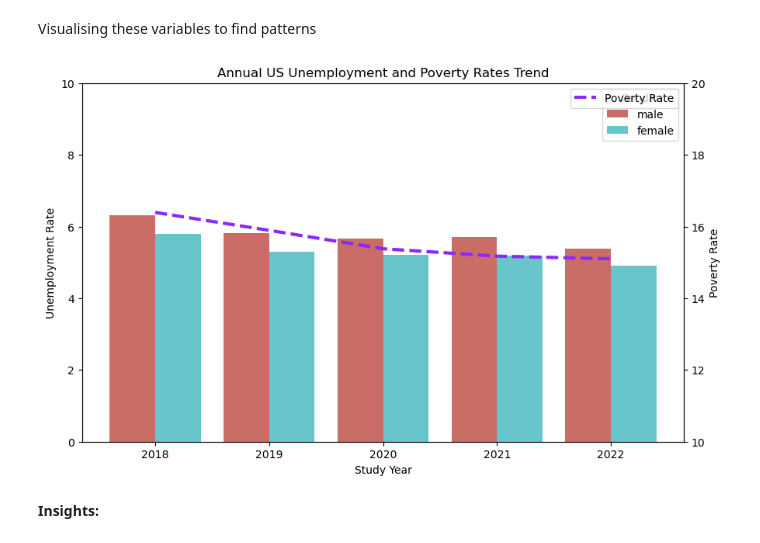
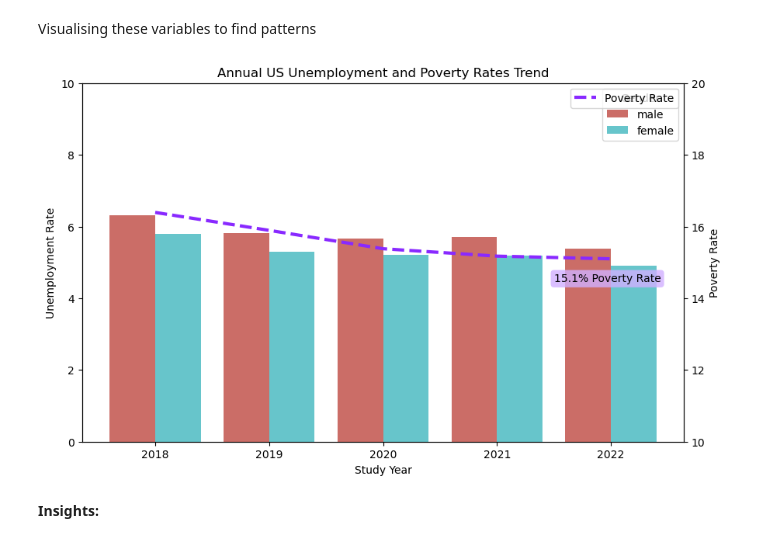
Before and after one commit to kaymighty86/us-poverty-rate-analysis, a Jupyter notebook: us_poverty_rate_analysis_notebook.ipynb, the cells around one changed output. Saved outputs shown, nothing was run; the diff lists cells and outputs as text; code cells hidden in the pictures.

```diff
--- a/us_poverty_rate_analysis_notebook.ipynb
+++ b/us_poverty_rate_analysis_notebook.ipynb
@@ -276,5 +276,5 @@ filtered_df.head(1)
 # %%
-filtered_df["1_bread_winner_hh"] = (filtered_df["h_under6_fwork"] + filtered_df["h_under6_mwork"] + filtered_df["h_under6_singlem"] + filtered_df["h_6to17_fwork"] + filtered_df["h_6to17_mwork"] + filtered_df["h_6to17_singlem"]).astype("int64")
+filtered_df["1_breadwinner_hh"] = filtered_df[["h_under6_fwork", "h_under6_mwork", "h_under6_singlem", "h_6to17_fwork", "h_6to17_mwork", "h_6to17_singlem"]].sum(axis=1).astype("int64")
 #Dropping the extra columns that are no more needed
 filtered_df = filtered_df.drop(["h_under6_fwork", "h_under6_mwork", "h_under6_singlem", "h_6to17_fwork", "h_6to17_mwork", "h_6to17_singlem"], axis=1)
 filtered_df.head(1)
@@ -287,5 +287,5 @@ filtered_df.head(1)
 # %%
-filtered_df["2_bread_winner_hh"] = (filtered_df["h_under6_bothwork"] + filtered_df["h_6to17_bothwork"]).astype("int64")
+filtered_df["2_breadwinners_hh"] = filtered_df[["h_under6_bothwork", "h_6to17_bothwork"]].sum(axis=1).astype("int64")
 filtered_df = filtered_df.drop(["h_under6_bothwork", "h_6to17_bothwork"], axis=1) #dropping the extra columns that are no more needed
 filtered_df.head(1)
 # %% [output]
@@ -542,30 +542,32 @@ Visualising these variables to find patterns
 # %%
 data = filtered_df[["studyyear", "male_unemployed_rate", "female_unemployed_rate"]].groupby("studyyear", as_index=False).mean()
 data = data.rename({ #renaming this coulmn so the data label comes out shorter on the chart
     "male_unemployed_rate": "male",
     "female_unemployed_rate": "female"
 }, axis=1)
 
 #convert the table from wide table to long table such that there will be a new column containing the variable names of the melted columns and the second column being their corresponding values for each year
 data = data.melt(id_vars="studyyear", var_name="Gender", value_name="Unemployment Rate")
 data = data.rename({"studyyear": "Study Year"}, axis = 1) #renaming this coulmn too so the x-label comes out readable on the chart
 
 #Draw the grouped bar chart Visualisations to visualise the annual unemployment rate
 fig, ax1 = plt.subplots(figsize=(10,6))
 sns.barplot(data = data, x = "Study Year", y = "Unemployment Rate", hue = "Gender", ax=ax1, palette= "hls") #use seaborn to plot the line chart
 ax1.set_ylim(bottom = 0, top=10)
 
 #Plot the poverty rate average over the years
 ax2 = ax1.twinx()
 poverty_rate_data = filtered_df[["studyyear", "poverty_rate"]].groupby("studyyear", as_index=False).mean()
 ax2.plot(poverty_rate_data["poverty_rate"], c = "#8929ff", linestyle = "dashed", linewidth=3.0, label = "Poverty Rate")
 ax2.set_ylabel("Poverty Rate")
 ax2.set_ylim(bottom = 10, top = 20)
+
+plt.annotate(f"{round(poverty_rate_data["poverty_rate"].min(), 2)}% Poverty Rate", xy = (3.5, poverty_rate_data["poverty_rate"].min()-0.64), bbox=dict(boxstyle="round", fc=(0.82, 0.69, 1, 0.8), ec="none"))
 plt.legend()
 plt.title("Annual US Unemployment and Poverty Rates Trend")
 plt.show()
 # %% [output]
-[figure, old version]
+[figure, new version]
 # %% [markdown]
 __Insights:__
 # %% [markdown]
```
Also changed, not shown: parts of 19 cells of this notebook, 1 other file.
